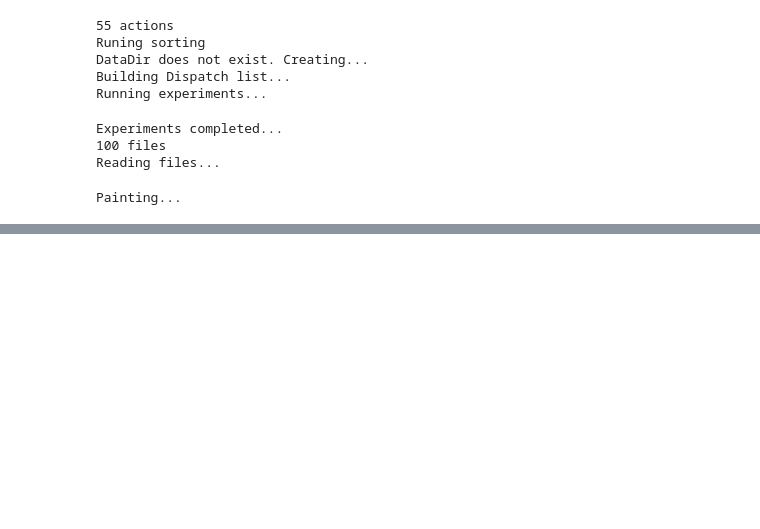
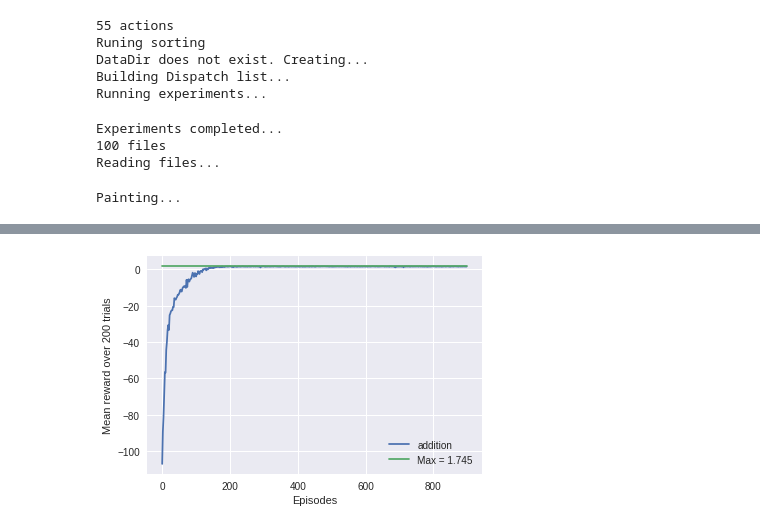
Before and after one commit to theSage21/notebooks, a Jupyter notebook: books/Turing-Learner.ipynb, the cells around one changed output, grey strips where cells are left out. Saved outputs shown, nothing was run; the diff lists cells and outputs as text; code cells hidden in the pictures; blank space fills up the shorter version.

```diff
--- a/books/Turing-Learner.ipynb
+++ b/books/Turing-Learner.ipynb
@@ -246,0 +254,14 @@ paint(df)
+# %%
+def addition():
+    letters = '0123456789+'
+    pad = ' '
+    limit = 10
+    letters += pad
+    a = random.choice(range(10000))  # upto 4 digit numbers
+    b = random.choice(range(10000))
+    c = a+b
+    inp = list('{}+{}'.format(a, b))
+    out = list(str(c))
+
+    inp, out = inp + [pad]*(limit - len(inp)), out + [pad]*(limit - len(out))
+    return inp[:limit], out[:limit]
@@ -246,0 +275,3 @@ paint(df)
+# %%
+letters = '0123456789+ '
+df = check_fn(addition, letters, eps=900, trials=200)
@@ -246,0 +288,4 @@ paint(df)
+# %%
+paint(df, addition, ed=False)
+# %% [output]
+[figure, added]
```
Also changed, not shown: parts of 24 cells of this notebook.
